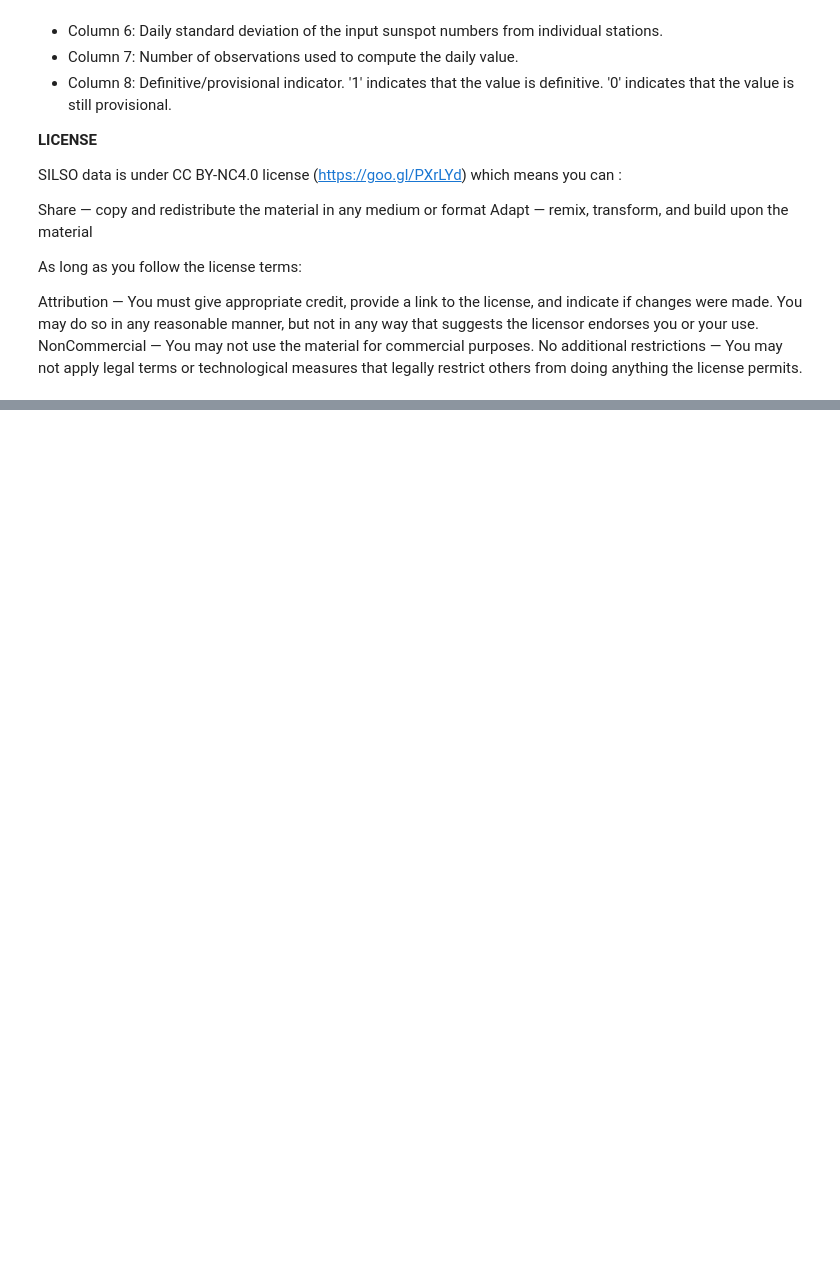
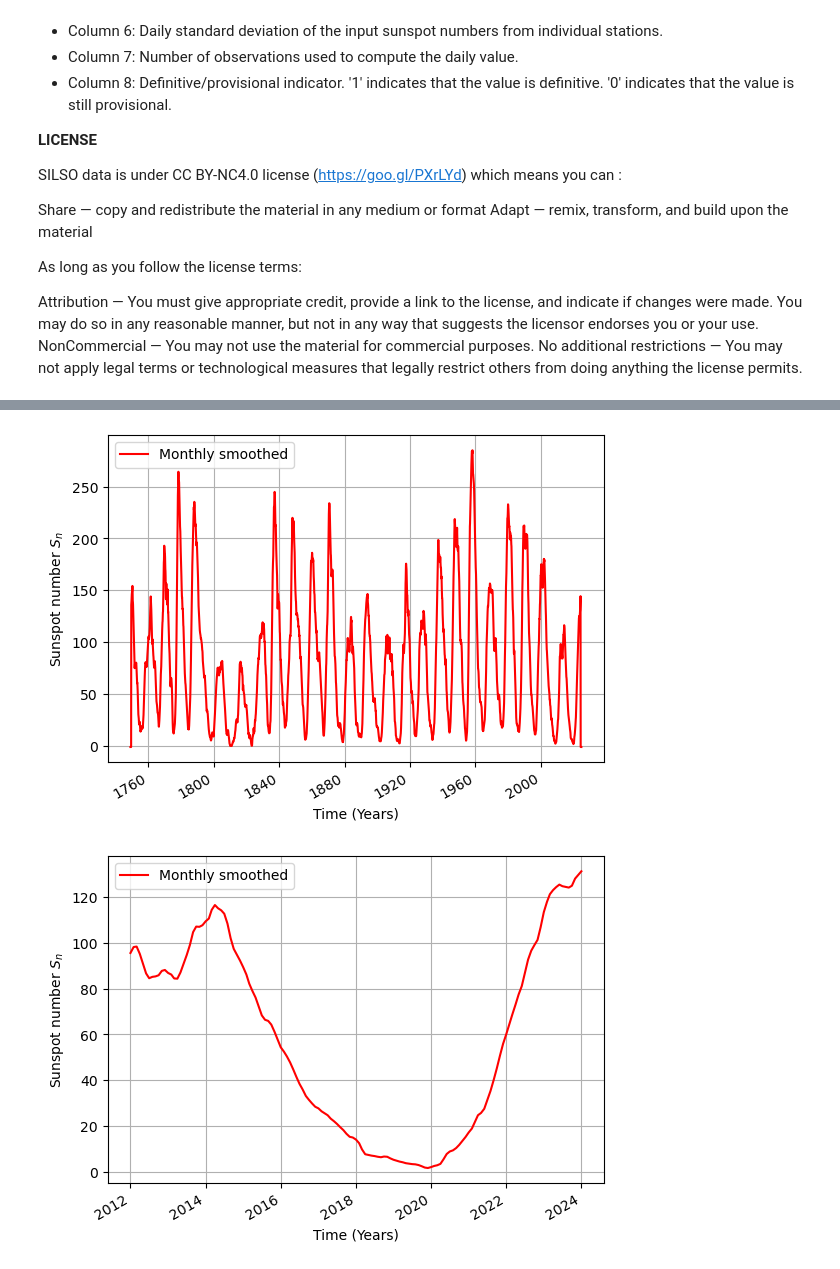
Before and after one commit to mrdchua/Time-Series-Analysis, a Jupyter notebook: intro_solar_cycle.ipynb, the cells around one changed output, grey strips where cells are left out. Drawn from its saved outputs; the diff is of its cells as text; code cells hidden in the pictures; blank space fills up the shorter version.

```diff
--- a/intro_solar_cycle.ipynb
+++ b/intro_solar_cycle.ipynb
@@ -136,0 +301,48 @@ plt.show()
+# %%
+import matplotlib.pyplot as plt
+from datetime import datetime
+
+filename = 'datasets\SN_ms_tot_V2.0.txt'
+
+# Initialize lists for each column
+data = [[] for _ in range(6)]  # Create a list of 8 empty lists, one for each column
+
+# Load data from the text file
+with open(filename, 'r') as file:
+    for line in file:
+        columns = line.split()
+        for i in range(6):
+            data[i].append(float(columns[i]))  # Convert each column to float and store in the corresponding list
+
+# Select columns to plot (for example, date and sunspot number)
+x_ms = [datetime(int(year), int(month), 1) for year, month in zip(data[0], data[1])]
+y_ms = data[3]
+
+# Define your start and end dates
+start_date = datetime(2012, 1, 1)
+end_date = datetime(2024, 1, 1)
+
+# Filter the data based on the specified date range
+filtered_x_ms = [x for x in x_ms if start_date <= x <= end_date]
+filtered_y_ms = [y for x, y in zip(x_ms, y_ms) if start_date <= x <= end_date]
+
+# Plotting the whole dataset
+plt.plot(x_ms, y_ms, color='red', label='Monthly smoothed')
+plt.xlabel('Time (Years)')
+plt.ylabel('Sunspot number $S_n$')
+plt.legend()
+plt.gcf().autofmt_xdate()  # Rotate date labels for readability
+plt.grid(True)
+plt.show()
+
+# Plotting the dataset with specific range of date
+plt.plot(filtered_x_ms, filtered_y_ms, color='red', label='Monthly smoothed')
+plt.xlabel('Time (Years)')
+plt.ylabel('Sunspot number $S_n$')
+plt.legend()
+plt.gcf().autofmt_xdate()  # Rotate date labels for readability
+plt.grid(True)
+plt.show()
+# %% [output]
+[figure, added]
+[figure, added]
```
Also changed, not shown: parts of 7 cells of this notebook.
